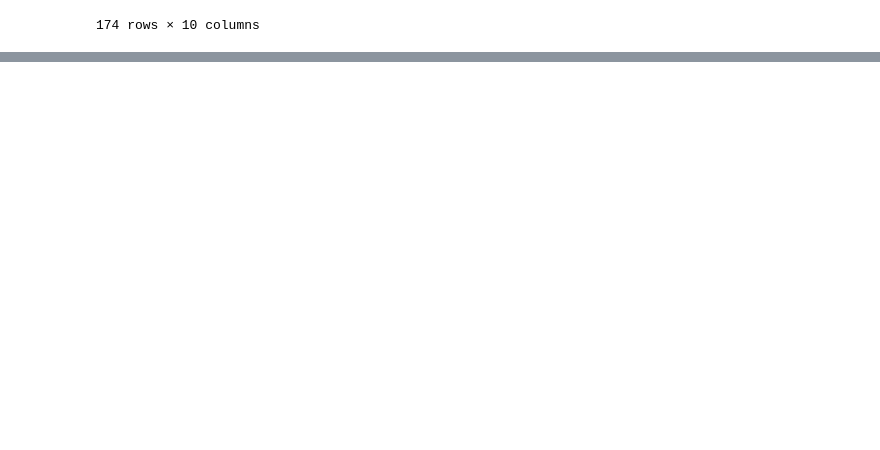
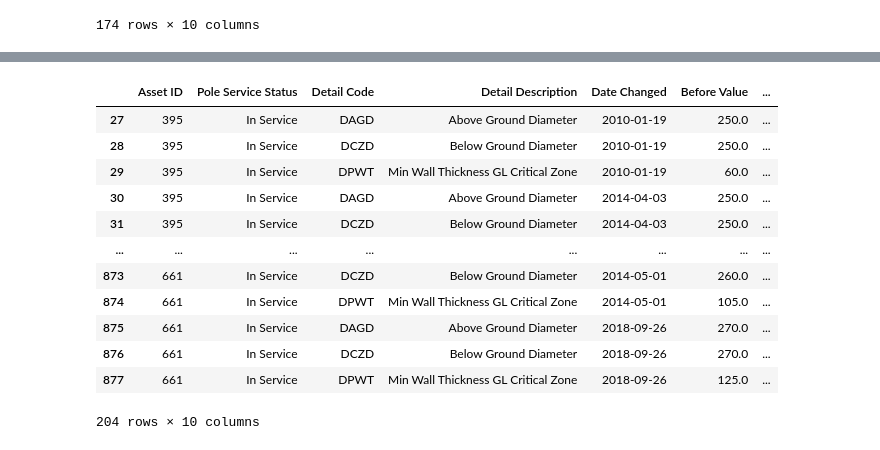
Before and after one commit to gavintreseder/pof, a Jupyter notebook: notebooks/illyse.ipynb, the cells around one changed output, grey strips where cells are left out. Saved outputs shown, nothing was run; the diff lists cells and outputs as text; code cells hidden in the pictures; blank space fills up the shorter version.

Commit message:
replace sep

```diff
--- a/notebooks/illyse.ipynb
+++ b/notebooks/illyse.ipynb
@@ -94,0 +142,25 @@ merge_ih
+# %%
+test = intervention_history[["Asset ID", "Pseudo Asset ID"]].drop_duplicates()
+# %%
+test["Replace Date"] = test["Pseudo Asset ID"].map(lambda x: x.split("-",1)[1] if len(x.split("-",1)) == 2 else np.nan)
+test["Replace Date"] = pd.to_datetime(test["Replace Date"], format = "%Y-%m-%d")
+# %%
+condition_history["Date Changed"] = pd.to_datetime(condition_history["Date Changed"], format='%Y-%m-%d %H:%M:%S').dt.normalize()
+condition_history = condition_history.merge(test, on="Asset ID")
+# %%
+condition_history["Compare"] = condition_history["Replace Date"] >  condition_history["Date Changed"]
+condition_history[condition_history["Compare"] == True]
+# %% [output]
+|  | Asset ID | Pole Service Status | Detail Code | Detail Description | Date Changed | Before Value | ... |
+| 27 | 395 | In Service | DAGD | Above Ground Diameter | 2010-01-19 | 250.0 | ... |
+| 28 | 395 | In Service | DCZD | Below Ground Diameter | 2010-01-19 | 250.0 | ... |
+| 29 | 395 | In Service | DPWT | Min Wall Thickness GL Critical Zone | 2010-01-19 | 60.0 | ... |
+| 30 | 395 | In Service | DAGD | Above Ground Diameter | 2014-04-03 | 250.0 | ... |
+| 31 | 395 | In Service | DCZD | Below Ground Diameter | 2014-04-03 | 250.0 | ... |
+| ... | ... | ... | ... | ... | ... | ... | ... |
+| 873 | 661 | In Service | DCZD | Below Ground Diameter | 2014-05-01 | 260.0 | ... |
+| 874 | 661 | In Service | DPWT | Min Wall Thickness GL Critical Zone | 2014-05-01 | 105.0 | ... |
+| 875 | 661 | In Service | DAGD | Above Ground Diameter | 2018-09-26 | 270.0 | ... |
+| 876 | 661 | In Service | DCZD | Below Ground Diameter | 2018-09-26 | 270.0 | ... |
+| 877 | 661 | In Service | DPWT | Min Wall Thickness GL Critical Zone | 2018-09-26 | 125.0 | ... |
+204 rows × 10 columns
```
Also changed, not shown: parts of 11 cells of this notebook, 3 other files.
